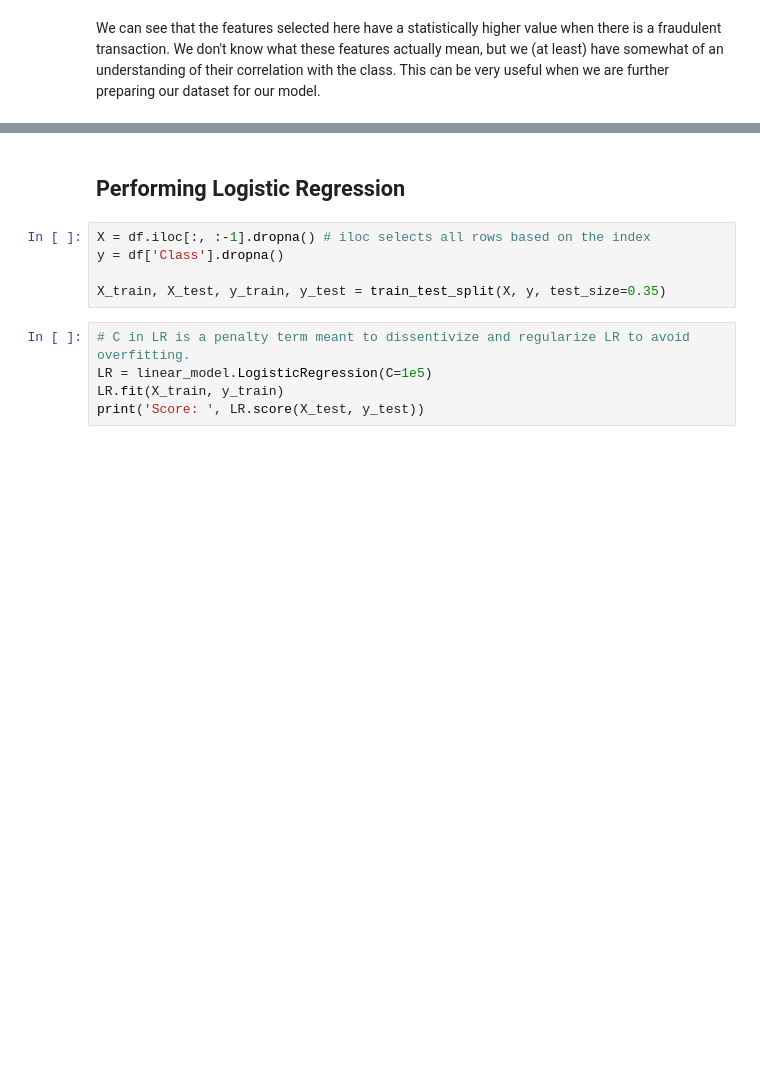
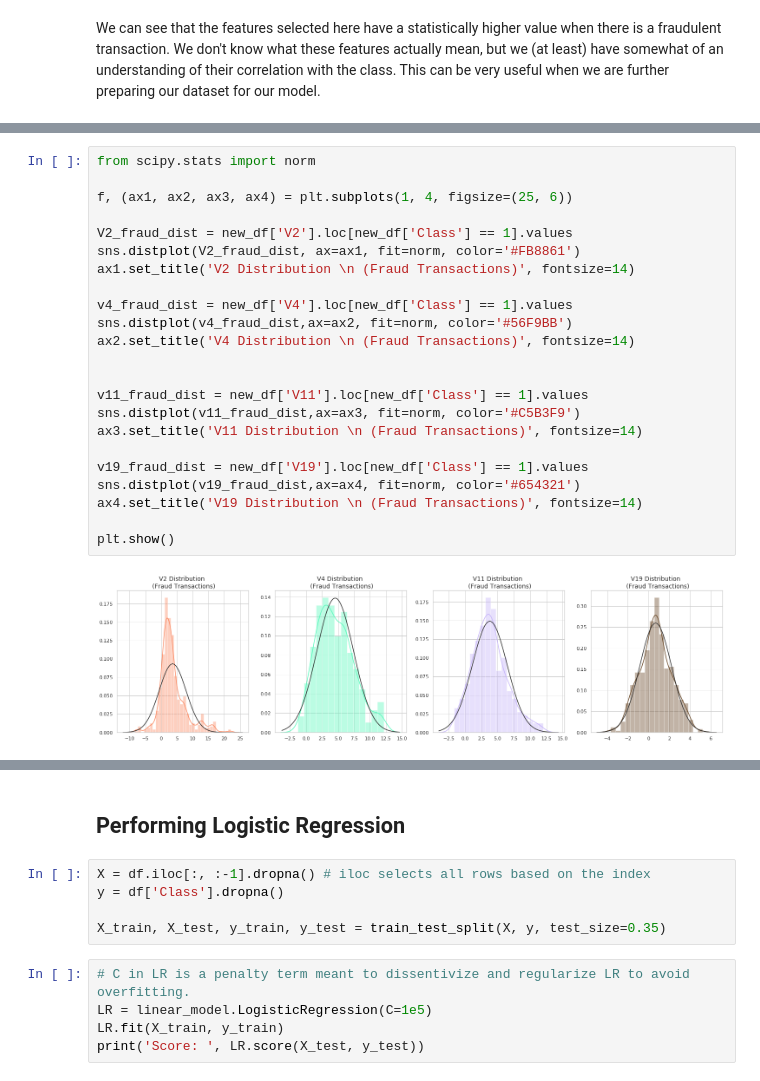
Before and after one commit to JayThibs/Credit_Card_Fraud_Detection, a Jupyter notebook: Credit_Card_Fraud_Detection.ipynb, the cells around one changed output, grey strips where cells are left out. Cells and saved outputs as stored; diff of their text form; blank space fills up the shorter version.

```diff
--- a/Credit_Card_Fraud_Detection.ipynb
+++ b/Credit_Card_Fraud_Detection.ipynb
@@ -446,3 +466,28 @@ We can always come back and play with the threshold to see how it affects our cl
 *   **Determiner the threshold**: We will calculate the threshold based on the multiplier we've decided on.
 *   **Conditional Dropping**: We will drop any values that pass the threshold.
 *   **Boxplot Representation**: We will finally visualize the boxplot to see how much it has changed now that we have removed the "extreme outliers".
+# %%
+from scipy.stats import norm
+
+f, (ax1, ax2, ax3, ax4) = plt.subplots(1, 4, figsize=(25, 6))
+
+V2_fraud_dist = new_df['V2'].loc[new_df['Class'] == 1].values
+sns.distplot(V2_fraud_dist, ax=ax1, fit=norm, color='#FB8861')
+ax1.set_title('V2 Distribution \n (Fraud Transactions)', fontsize=14)
+
+v4_fraud_dist = new_df['V4'].loc[new_df['Class'] == 1].values
+sns.distplot(v4_fraud_dist,ax=ax2, fit=norm, color='#56F9BB')
+ax2.set_title('V4 Distribution \n (Fraud Transactions)', fontsize=14)
+
+
+v11_fraud_dist = new_df['V11'].loc[new_df['Class'] == 1].values
+sns.distplot(v11_fraud_dist,ax=ax3, fit=norm, color='#C5B3F9')
+ax3.set_title('V11 Distribution \n (Fraud Transactions)', fontsize=14)
+
+v19_fraud_dist = new_df['V19'].loc[new_df['Class'] == 1].values
+sns.distplot(v19_fraud_dist,ax=ax4, fit=norm, color='#654321')
+ax4.set_title('V19 Distribution \n (Fraud Transactions)', fontsize=14)
+
+plt.show()
+# %% [output]
+[figure, added]
```
Also changed, not shown: parts of 9 cells of this notebook.
